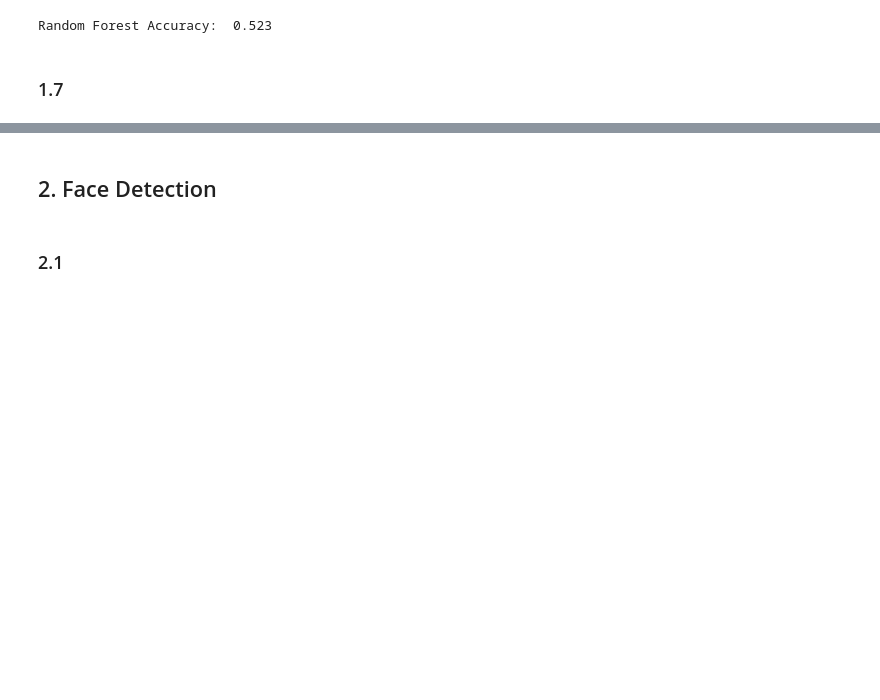
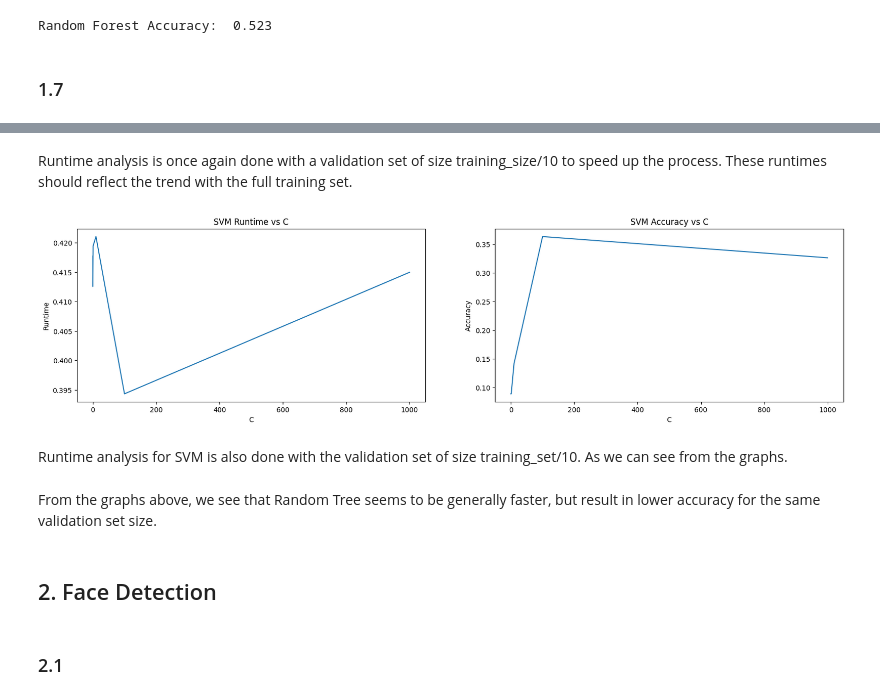
Before and after one commit to magix022/ecse415, a Jupyter notebook: A3/assignment3.ipynb, the cells around one changed output, grey strips where cells are left out. Drawn from its saved outputs; the diff is of its cells as text; code cells hidden in the pictures; blank space fills up the shorter version.

Commit message:
a3 done, left to run

```diff
--- a/A3/assignment3.ipynb
+++ b/A3/assignment3.ipynb
@@ -173,3 +240,25 @@ Random Forest Accuracy:  0.523
+# %% [markdown]
+Runtime analysis is once again done with a validation set of size training_size/10 to speed up the process. These runtimes should reflect the trend with the full training set.
+# %%
+plt.figure(figsize=(20, 10))
+plt.subplot(221)
+plt.plot(c_values, c_rt)
+plt.xlabel('C')
+plt.ylabel('Runtime')
+plt.title('SVM Runtime vs C')
+
+plt.subplot(222)
+plt.plot(c_values, acc_rt)
+plt.xlabel('C')
+plt.ylabel('Accuracy')
+plt.title('SVM Accuracy vs C')
+plt.show()
+# %% [output]
+[figure, added]
+# %% [markdown]
+Runtime analysis for SVM is also done with the validation set of size training_set/10. As we can see from the graphs.
+# %% [markdown]
+From the graphs above, we see that Random Tree seems to be generally faster, but result in lower accuracy for the same validation set size.
 # %% [markdown]
 ## 2. Face Detection
 # %% [markdown]
```
Also changed, not shown: parts of 13 cells of this notebook.
